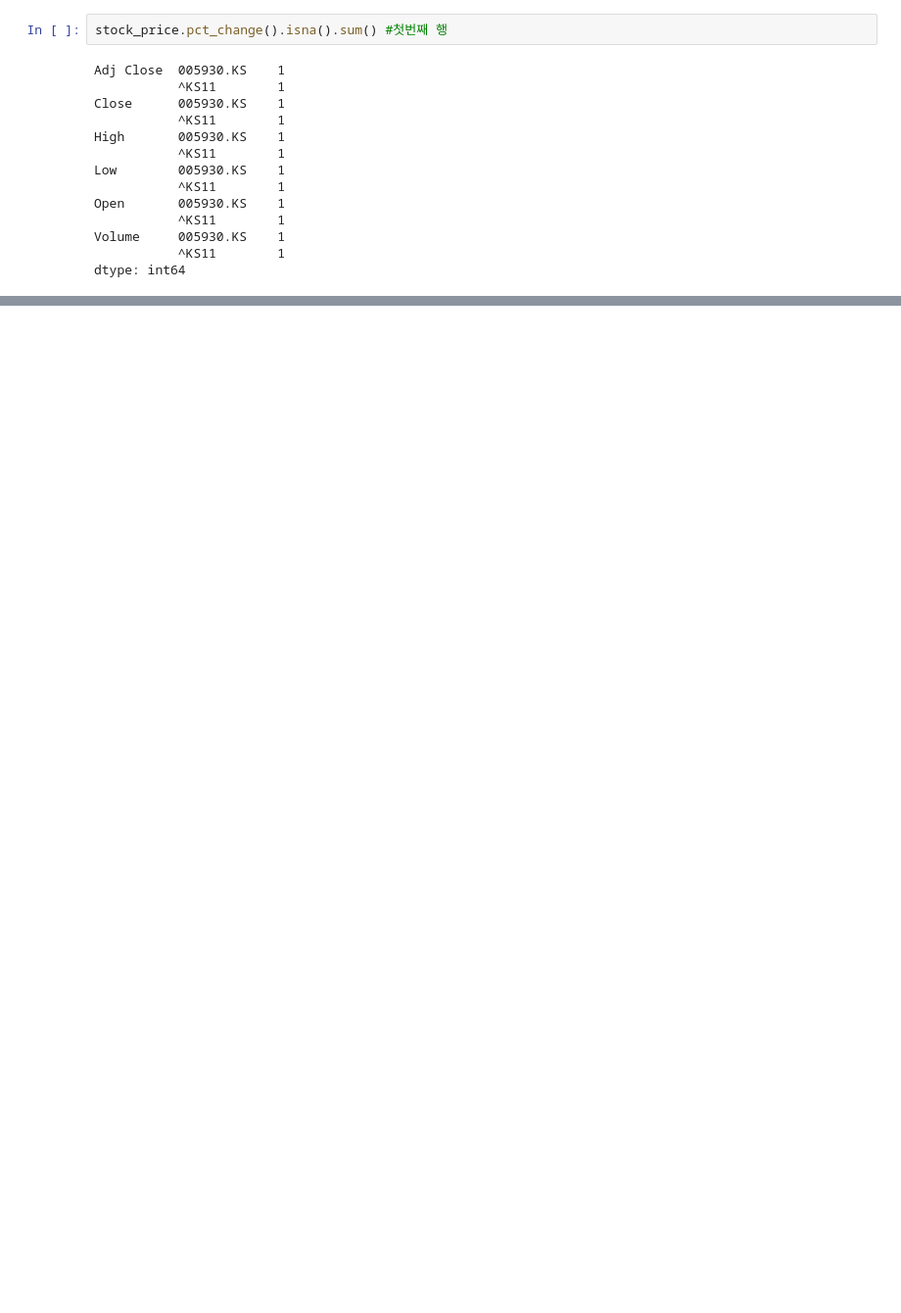
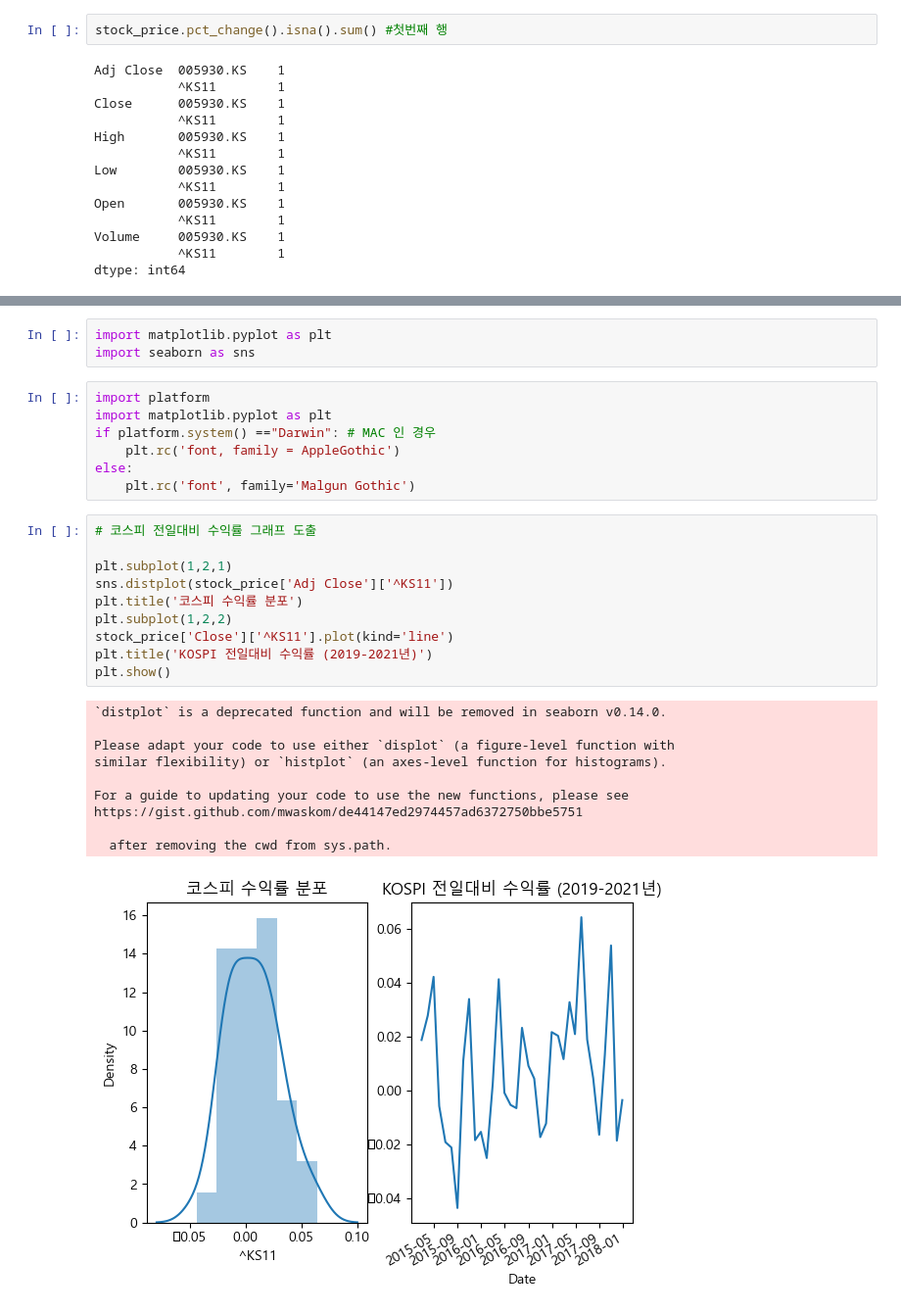
Before and after one commit to sejinhwang97ko/2023prac, a Jupyter notebook: hello/corr_run.ipynb, the cells around one changed output, grey strips where cells are left out. Shown: that part at 98% size. Cells and saved outputs as stored; diff of their text form; blank space fills up the shorter version.

```diff
--- a/hello/corr_run.ipynb
+++ b/hello/corr_run.ipynb
@@ -286,0 +333,31 @@ stock_price
+# %%
+import matplotlib.pyplot as plt
+import seaborn as sns
+# %%
+import platform
+import matplotlib.pyplot as plt
+if platform.system() =="Darwin": # MAC 인 경우
+    plt.rc('font, family = AppleGothic')
+else:
+    plt.rc('font', family='Malgun Gothic')
+# %%
+# 코스피 전일대비 수익률 그래프 도출
+
+plt.subplot(1,2,1)
+sns.distplot(stock_price['Adj Close']['^KS11'])
+plt.title('코스피 수익률 분포')
+plt.subplot(1,2,2)
+stock_price['Close']['^KS11'].plot(kind='line')
+plt.title('KOSPI 전일대비 수익률 (2019-2021년)')
+plt.show()
+# %% [output]
+`distplot` is a deprecated function and will be removed in seaborn v0.14.0.
+
+Please adapt your code to use either `displot` (a figure-level function with
+similar flexibility) or `histplot` (an axes-level function for histograms).
+
+For a guide to updating your code to use the new functions, please see
+https://gist.github.com/mwaskom/de44147ed2974457ad6372750bbe5751
+
+  after removing the cwd from sys.path.
+[figure, added]
```
Also changed, not shown: parts of 16 cells of this notebook, 6 other files.
